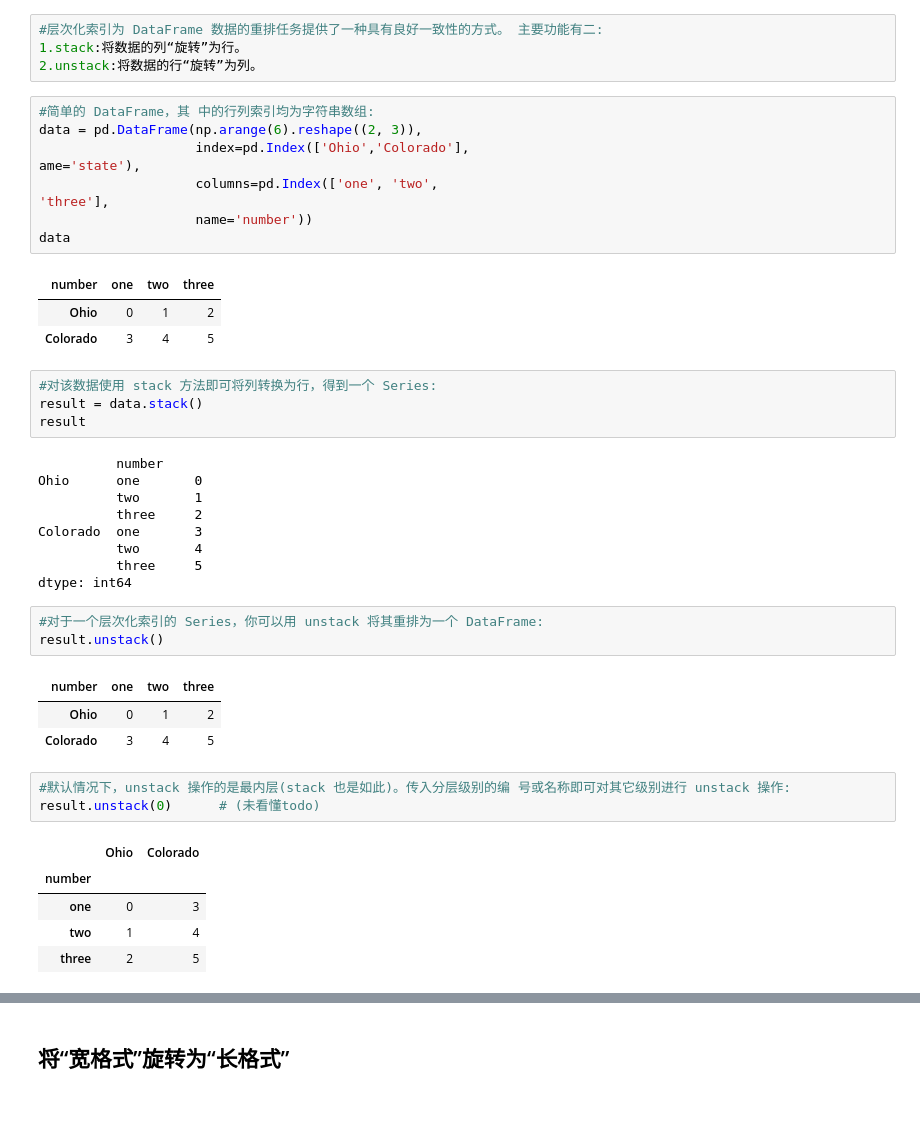
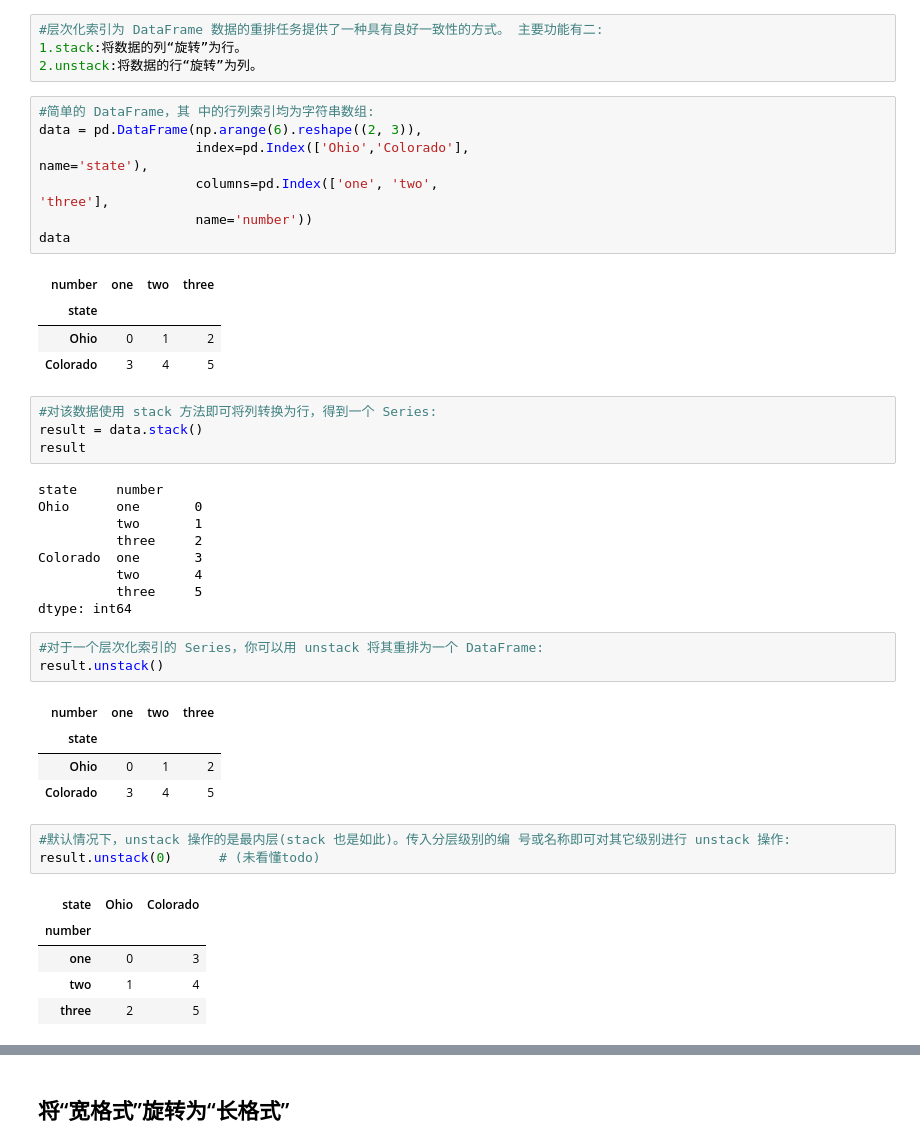
Before and after one commit to meloxl/Python-for-Data-Analysis, a Jupyter notebook: task5-ch08.ipynb, the cells around one changed output, grey strips where cells are left out. Saved outputs shown, nothing was run; the diff lists cells and outputs as text; blank space fills up the shorter version.

```diff
--- a/task5-ch08.ipynb
+++ b/task5-ch08.ipynb
@@ -1115,14 +1115,15 @@ df1.combine_first(df2)
 # %%
 #简单的 DataFrame，其 中的行列索引均为字符串数组:
 data = pd.DataFrame(np.arange(6).reshape((2, 3)),
                     index=pd.Index(['Ohio','Colorado'],
-ame='state'),
+name='state'),
                     columns=pd.Index(['one', 'two',
 'three'],
                     name='number'))
 data
 # %% [output]
 | number | one | two | three |
+| state |  |  |  |
 | Ohio | 0 | 1 | 2 |
 | Colorado | 3 | 4 | 5 |
 # %%
@@ -1130,7 +1131,7 @@ data
 result = data.stack()
 result
 # %% [output]
-          number
+state     number
 Ohio      one       0
           two       1
           three     2
@@ -1143,13 +1144,14 @@ dtype: int64
 result.unstack()
 # %% [output]
 | number | one | two | three |
+| state |  |  |  |
 | Ohio | 0 | 1 | 2 |
 | Colorado | 3 | 4 | 5 |
 # %%
 #默认情况下，unstack 操作的是最内层(stack 也是如此)。传入分层级别的编 号或名称即可对其它级别进行 unstack 操作:
 result.unstack(0)      # (未看懂todo)
 # %% [output]
-|  | Ohio | Colorado |
+| state | Ohio | Colorado |
 | number |  |  |
 | one | 0 | 3 |
 | two | 1 | 4 |
```
Also changed, not shown: parts of 27 cells of this notebook, 3 other files.
